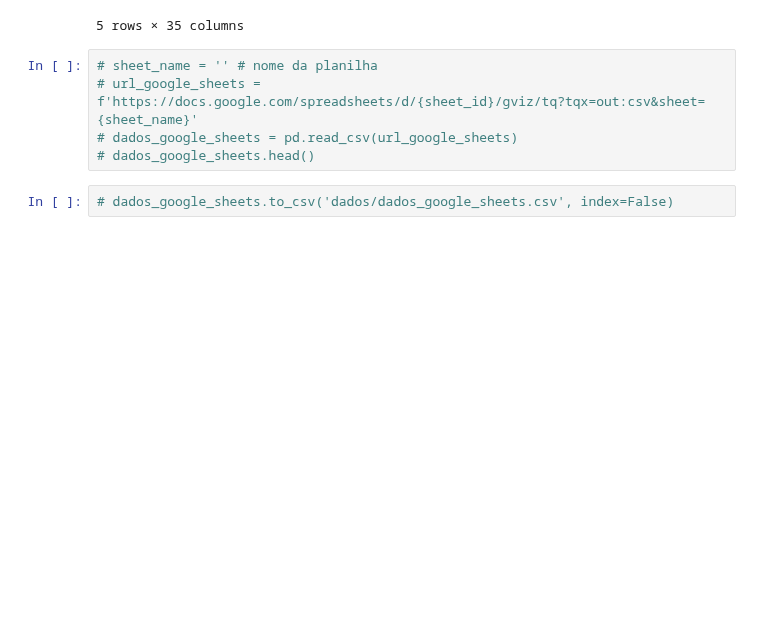
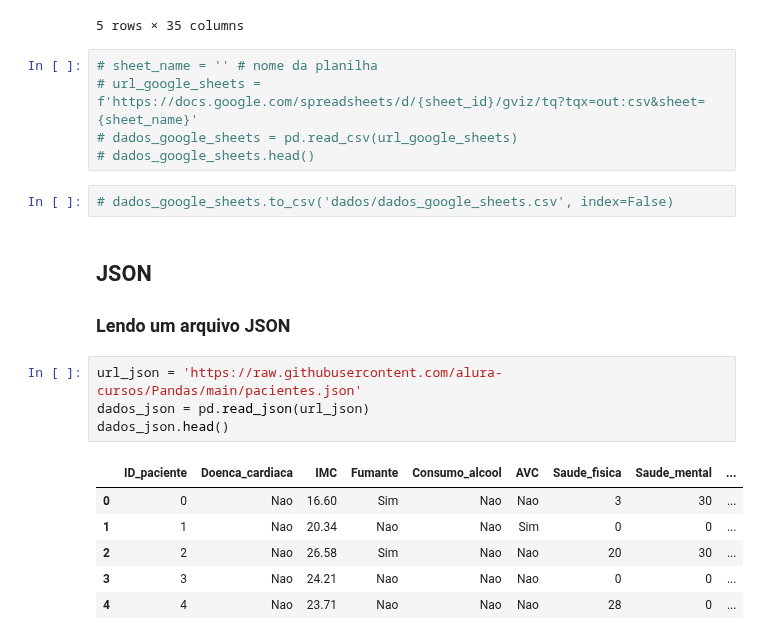
Before and after one commit to paulorobertovrc/alura-data-science, a Jupyter notebook: Pandas/curso_pandas_io.ipynb, the cells around one changed output. Drawn from its saved outputs; the diff is of its cells as text; blank space fills up the shorter version.

Commit message:
CURSO PANDAS I/O: Aula 03 (manipulando arquivos JSON)

```diff
--- a/Pandas/curso_pandas_io.ipynb
+++ b/Pandas/curso_pandas_io.ipynb
@@ -181,3 +181,17 @@ dados_google_sheets.head()
 # dados_google_sheets.head()
 # %%
 # dados_google_sheets.to_csv('dados/dados_google_sheets.csv', index=False)
+# %% [markdown]
+## JSON
+### Lendo um arquivo JSON
+# %%
+url_json = 'https://raw.githubusercontent.com/alura-cursos/Pandas/main/pacientes.json'
+dados_json = pd.read_json(url_json)
+dados_json.head()
+# %% [output]
+|  | ID_paciente | Doenca_cardiaca | IMC | Fumante | Consumo_alcool | AVC | Saude_fisica | Saude_mental | ... |
+| 0 | 0 | Nao | 16.60 | Sim | Nao | Nao | 3 | 30 | ... |
+| 1 | 1 | Nao | 20.34 | Nao | Nao | Sim | 0 | 0 | ... |
+| 2 | 2 | Nao | 26.58 | Sim | Nao | Nao | 20 | 30 | ... |
+| 3 | 3 | Nao | 24.21 | Nao | Nao | Nao | 0 | 0 | ... |
+| 4 | 4 | Nao | 23.71 | Nao | Nao | Nao | 28 | 0 | ... |
```
Also changed, not shown: parts of 7 cells of this notebook.
